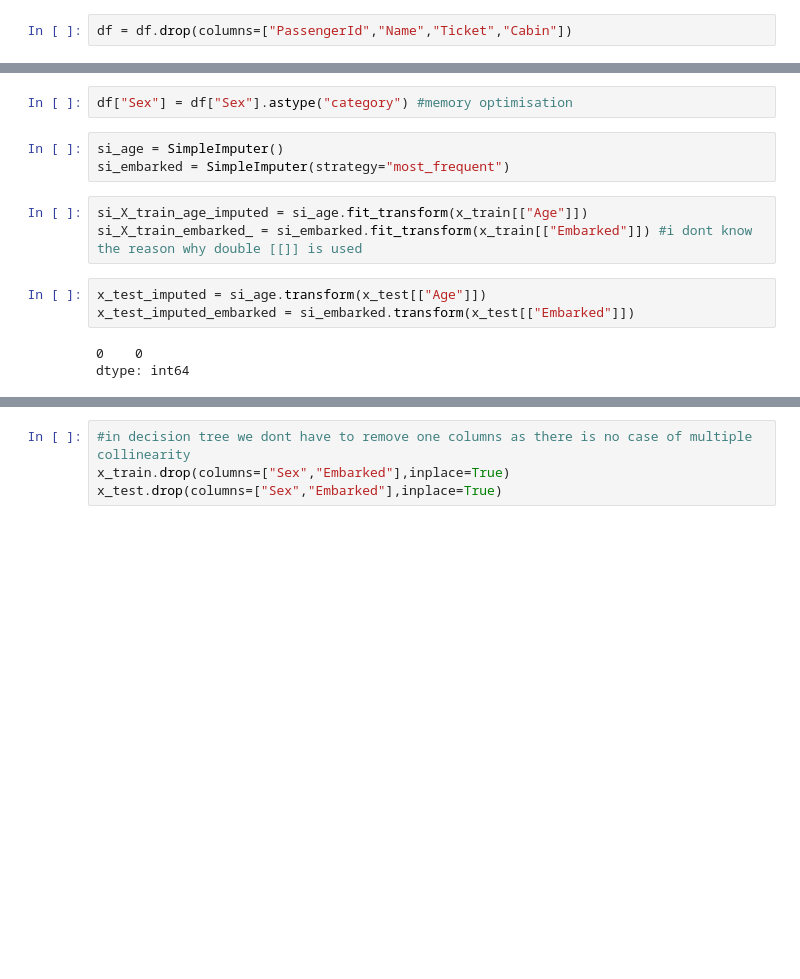
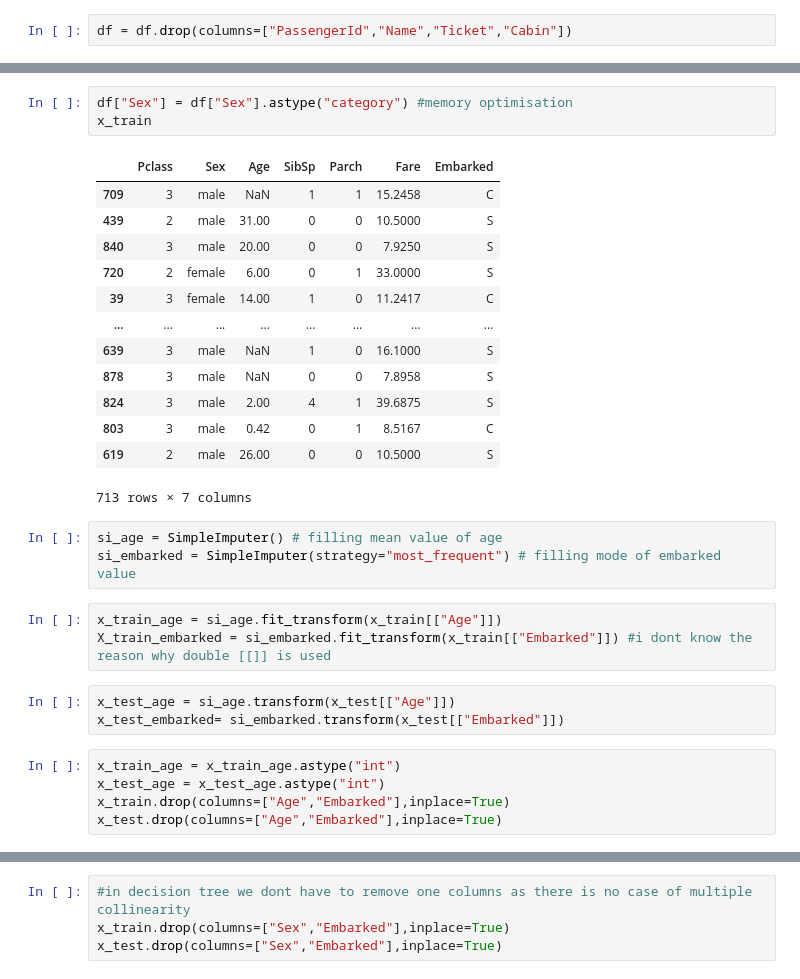
Before and after one commit to NikhilJuneja9/Machine_Learning_Pipeline, a Jupyter notebook: without_using_pipeline.ipynb, the cells around one changed output, grey strips where cells are left out. Drawn from its saved outputs; the diff is of its cells as text; blank space fills up the shorter version.

Commit message:
[Modify]- SimpleImputation Logic Update

```diff
--- a/without_using_pipeline.ipynb
+++ b/without_using_pipeline.ipynb
@@ -56,16 +57,32 @@ memory usage: 55.8+ KB
 # %%
 df["Sex"] = df["Sex"].astype("category") #memory optimisation
+x_train
+# %% [output]
+|  | Pclass | Sex | Age | SibSp | Parch | Fare | Embarked |
+| 709 | 3 | male | NaN | 1 | 1 | 15.2458 | C |
+| 439 | 2 | male | 31.00 | 0 | 0 | 10.5000 | S |
+| 840 | 3 | male | 20.00 | 0 | 0 | 7.9250 | S |
+| 720 | 2 | female | 6.00 | 0 | 1 | 33.0000 | S |
+| 39 | 3 | female | 14.00 | 1 | 0 | 11.2417 | C |
+| ... | ... | ... | ... | ... | ... | ... | ... |
+| 639 | 3 | male | NaN | 1 | 0 | 16.1000 | S |
+| 878 | 3 | male | NaN | 0 | 0 | 7.8958 | S |
+| 824 | 3 | male | 2.00 | 4 | 1 | 39.6875 | S |
+| 803 | 3 | male | 0.42 | 0 | 1 | 8.5167 | C |
+| 619 | 2 | male | 26.00 | 0 | 0 | 10.5000 | S |
+713 rows × 7 columns
 # %%
-si_age = SimpleImputer()
-si_embarked = SimpleImputer(strategy="most_frequent")
+si_age = SimpleImputer() # filling mean value of age
+si_embarked = SimpleImputer(strategy="most_frequent") # filling mode of embarked value
 # %%
-si_X_train_age_imputed = si_age.fit_transform(x_train[["Age"]])
-si_X_train_embarked_ = si_embarked.fit_transform(x_train[["Embarked"]]) #i dont know the reason why double [[]] is used
+x_train_age = si_age.fit_transform(x_train[["Age"]])
+X_train_embarked = si_embarked.fit_transform(x_train[["Embarked"]]) #i dont know the reason why double [[]] is used
 # %%
-x_test_imputed = si_age.transform(x_test[["Age"]])
-x_test_imputed_embarked = si_embarked.transform(x_test[["Embarked"]])
+x_test_age = si_age.transform(x_test[["Age"]])
+x_test_embarked= si_embarked.transform(x_test[["Embarked"]])
 # %%
+x_train_age = x_train_age.astype("int")
+x_test_age = x_test_age.astype("int")
+x_train.drop(columns=["Age","Embarked"],inplace=True)
+x_test.drop(columns=["Age","Embarked"],inplace=True)
-# %% [output]
-0    0
-dtype: int64
 # %%
```
Also changed, not shown: parts of 11 cells of this notebook.
